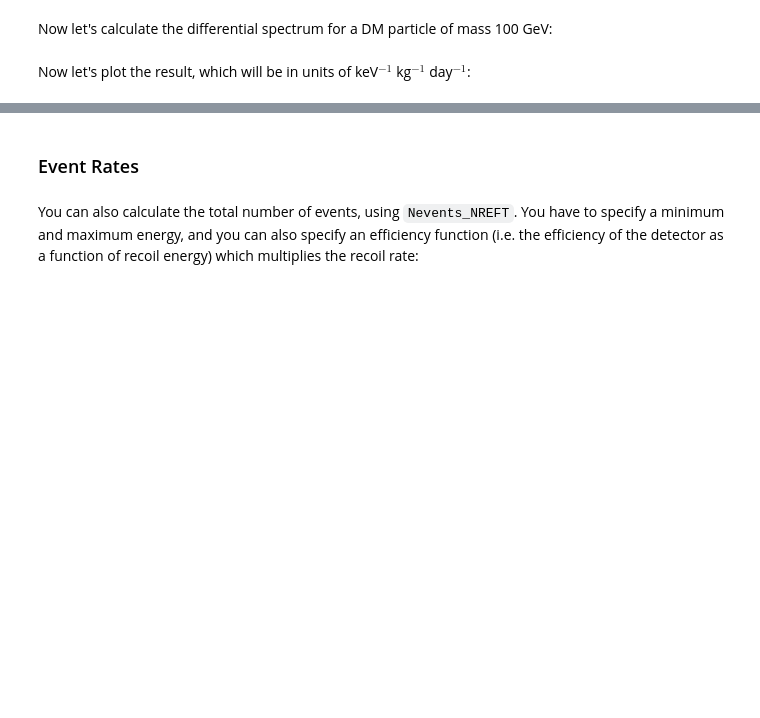
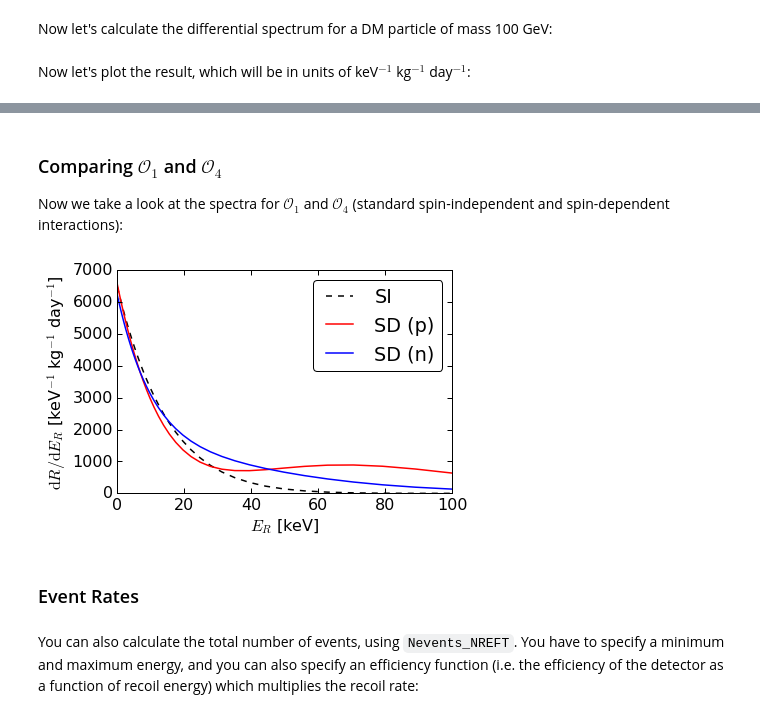
Before and after one commit to bradkav/WIMpy_NREFT, a Jupyter notebook: NREFT_example.ipynb, the cells around one changed output, grey strips where cells are left out. Saved outputs shown, nothing was run; the diff lists cells and outputs as text; code cells hidden in the pictures; blank space fills up the shorter version.

```diff
--- a/NREFT_example.ipynb
+++ b/NREFT_example.ipynb
@@ -114,3 +124,33 @@ pl.show()
+# %% [markdown]
+### Comparing $\mathcal{O}_1$ and $\mathcal{O}_4$
+
+Now we take a look at the spectra for $\mathcal{O}_1$ and $\mathcal{O}_4$ (standard spin-independent and spin-dependent interactions):
+# %%
+cp_SI = np.zeros(11)
+cp_SI[0] = 2.5e-5
+
+cn_SI = 1.0*cp_SI
+
+cp_SD = np.zeros(11)
+cp_SD[3] = 1.0
+
+cn_SD = np.zeros(11)
+cn_SD[3] = 2.5e-2
+
+
+pl.figure()
+
+pl.plot(E_list, DMU.dRdE_NREFT(E_list, A_Xe, m_x, cp_SI, cn_SI, "Xe131"),'k--' , lw=1.5,label ='SI')
+pl.plot(E_list, DMU.dRdE_NREFT(E_list, A_Xe, m_x, cp_SD, 0.0*cp_SD, "Xe131"),'r-' , lw=1.5,label ='SD (p)')
+pl.plot(E_list, DMU.dRdE_NREFT(E_list, A_Xe, m_x, 0.0*cn_SD, cn_SD, "Xe131"),'b-' , lw=1.5,label ='SD (n)')
+pl.xlabel(r'$E_R$ [keV]')
+pl.ylabel(r'$\mathrm{d}R/\mathrm{d}E_R$ [keV$^{-1}$ kg$^{-1}$ day$^{-1}$]')
+#pl.title('Random NREFT interactions')
+
+pl.legend(loc='best',fancybox = True)
+pl.show()
+# %% [output]
+[figure, added]
 # %% [markdown]
 ### Event Rates
 # %% [markdown]
```
Also changed, not shown: parts of 17 cells of this notebook, 3 other files.
